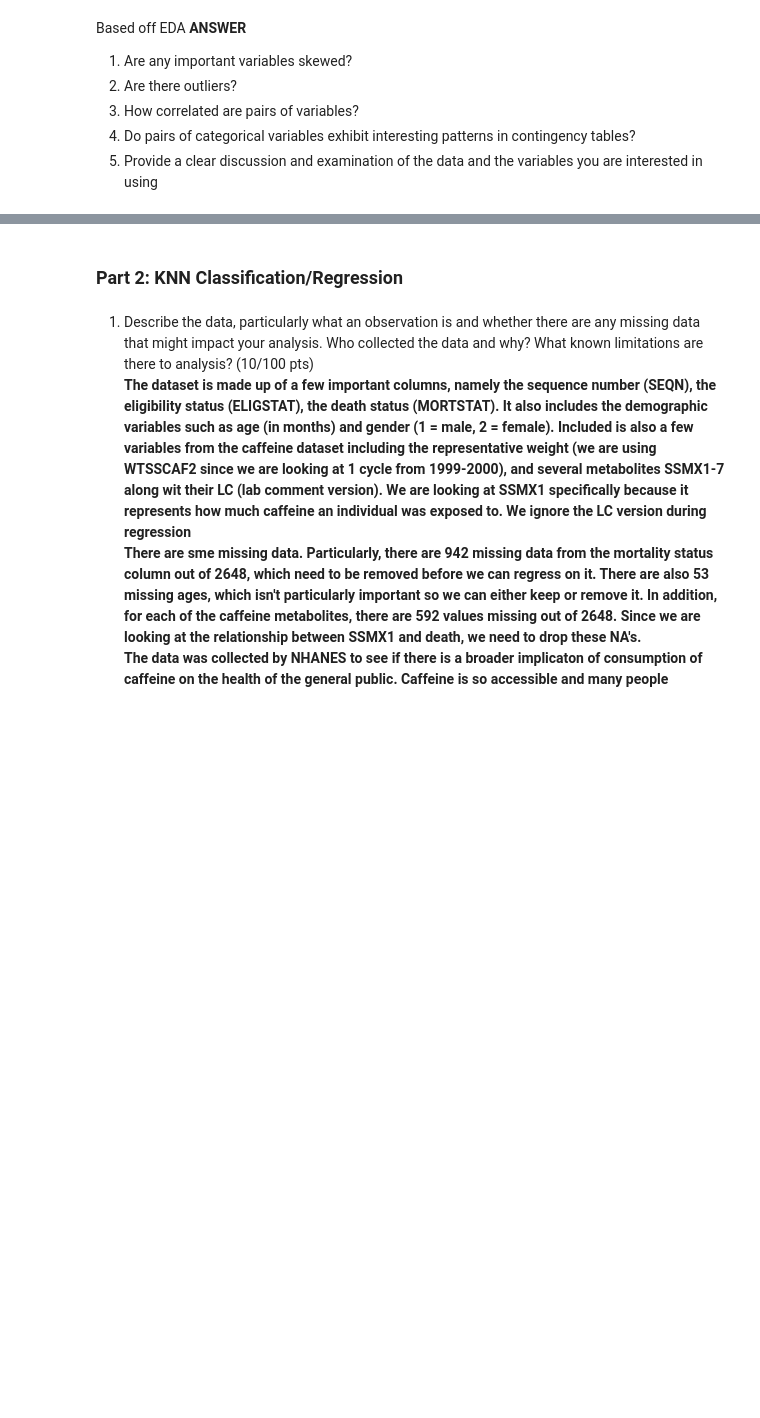
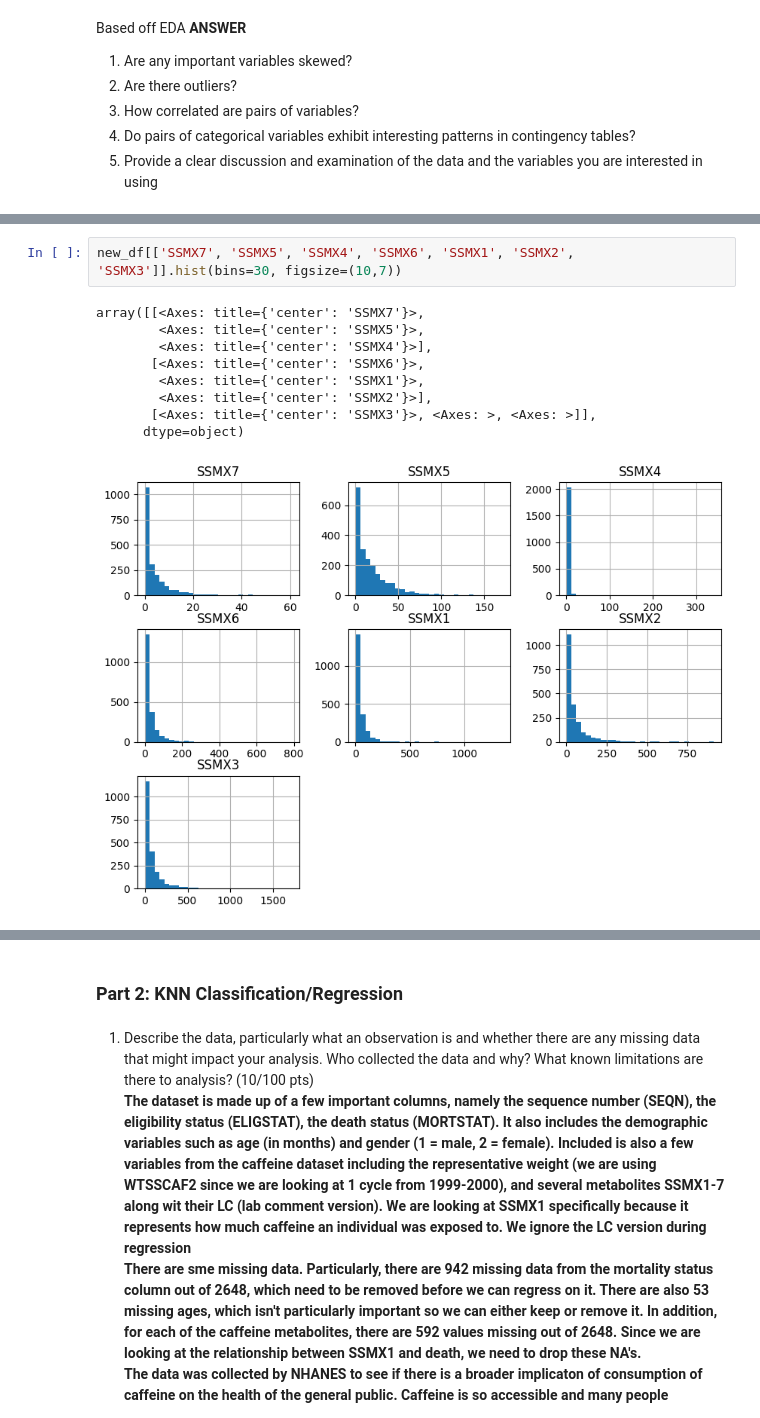
Before and after one commit to yxqin06/DS3021_Project_1, a Jupyter notebook: Notebook.ipynb, the cells around one changed output, grey strips where cells are left out. Saved outputs shown, nothing was run; the diff lists cells and outputs as text; blank space fills up the shorter version.

```diff
--- a/Notebook.ipynb
+++ b/Notebook.ipynb
@@ -56,0 +107,12 @@ Based off EDA
+# %%
+new_df[['SSMX7', 'SSMX5', 'SSMX4', 'SSMX6', 'SSMX1', 'SSMX2', 'SSMX3']].hist(bins=30, figsize=(10,7))
+# %% [output]
+array([[<Axes: title={'center': 'SSMX7'}>,
+        <Axes: title={'center': 'SSMX5'}>,
+        <Axes: title={'center': 'SSMX4'}>],
+       [<Axes: title={'center': 'SSMX6'}>,
+        <Axes: title={'center': 'SSMX1'}>,
+        <Axes: title={'center': 'SSMX2'}>],
+       [<Axes: title={'center': 'SSMX3'}>, <Axes: >, <Axes: >]],
+      dtype=object)
+[figure, added]
```
Also changed, not shown: parts of 9 cells of this notebook, 1 other file.
